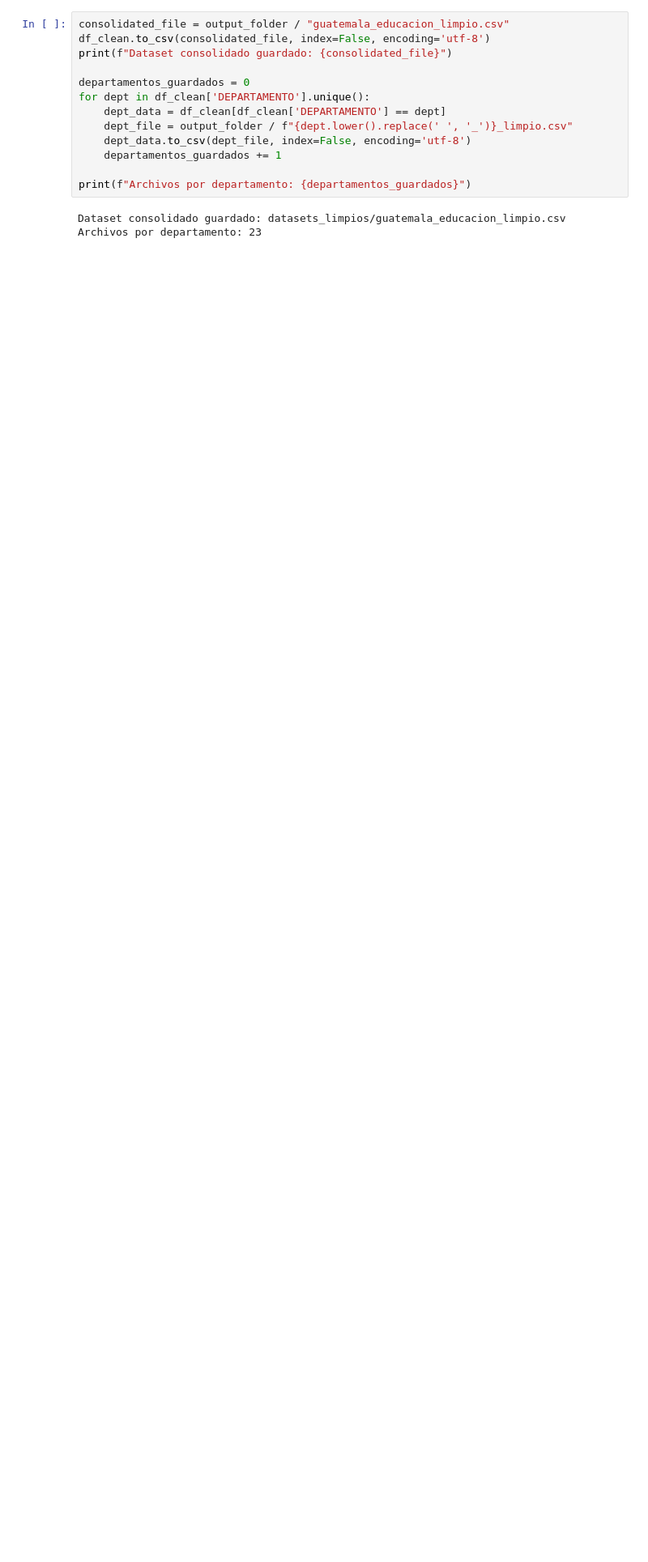
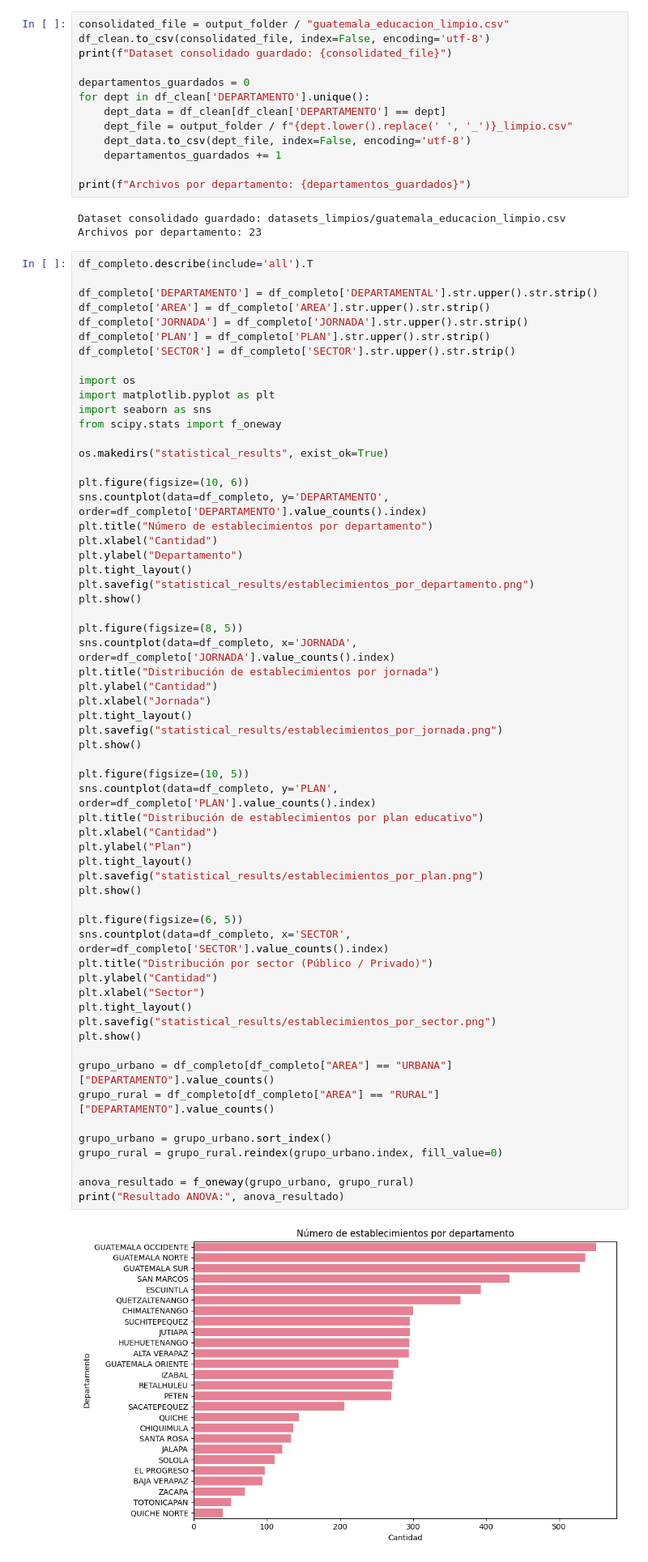
Before and after one commit to nancygmm/Proyecto_1_DS, a Jupyter notebook: analisis.ipynb, the cells around one changed output. Shown at 81% size. Drawn from its saved outputs; the diff is of its cells as text; blank space fills up the shorter version.

```diff
--- a/analisis.ipynb
+++ b/analisis.ipynb
@@ -611,3 +611,65 @@ print(f"Archivos por departamento: {departamentos_guardados}")
 # %% [output]
 Dataset consolidado guardado: datasets_limpios/guatemala_educacion_limpio.csv
 Archivos por departamento: 23
+# %%
+df_completo.describe(include='all').T
+
+df_completo['DEPARTAMENTO'] = df_completo['DEPARTAMENTAL'].str.upper().str.strip()
+df_completo['AREA'] = df_completo['AREA'].str.upper().str.strip()
+df_completo['JORNADA'] = df_completo['JORNADA'].str.upper().str.strip()
+df_completo['PLAN'] = df_completo['PLAN'].str.upper().str.strip()
+df_completo['SECTOR'] = df_completo['SECTOR'].str.upper().str.strip()
+
+import os
+import matplotlib.pyplot as plt
+import seaborn as sns
+from scipy.stats import f_oneway
+
+os.makedirs("statistical_results", exist_ok=True)
+
+plt.figure(figsize=(10, 6))
+sns.countplot(data=df_completo, y='DEPARTAMENTO', order=df_completo['DEPARTAMENTO'].value_counts().index)
+plt.title("Número de establecimientos por departamento")
+plt.xlabel("Cantidad")
+plt.ylabel("Departamento")
+plt.tight_layout()
+plt.savefig("statistical_results/establecimientos_por_departamento.png")
+plt.show()
+
+plt.figure(figsize=(8, 5))
+sns.countplot(data=df_completo, x='JORNADA', order=df_completo['JORNADA'].value_counts().index)
+plt.title("Distribución de establecimientos por jornada")
+plt.ylabel("Cantidad")
+plt.xlabel("Jornada")
+plt.tight_layout()
+plt.savefig("statistical_results/establecimientos_por_jornada.png")
+plt.show()
+
+plt.figure(figsize=(10, 5))
+sns.countplot(data=df_completo, y='PLAN', order=df_completo['PLAN'].value_counts().index)
+plt.title("Distribución de establecimientos por plan educativo")
+plt.xlabel("Cantidad")
+plt.ylabel("Plan")
+plt.tight_layout()
+plt.savefig("statistical_results/establecimientos_por_plan.png")
+plt.show()
+
+plt.figure(figsize=(6, 5))
+sns.countplot(data=df_completo, x='SECTOR', order=df_completo['SECTOR'].value_counts().index)
+plt.title("Distribución por sector (Público / Privado)")
+plt.ylabel("Cantidad")
+plt.xlabel("Sector")
+plt.tight_layout()
+plt.savefig("statistical_results/establecimientos_por_sector.png")
+plt.show()
+
+grupo_urbano = df_completo[df_completo["AREA"] == "URBANA"]["DEPARTAMENTO"].value_counts()
+grupo_rural = df_completo[df_completo["AREA"] == "RURAL"]["DEPARTAMENTO"].value_counts()
+
+grupo_urbano = grupo_urbano.sort_index()
+grupo_rural = grupo_rural.reindex(grupo_urbano.index, fill_value=0)
+
+anova_resultado = f_oneway(grupo_urbano, grupo_rural)
+print("Resultado ANOVA:", anova_resultado)
+# %% [output]
+[figure, added]
```
Also changed, not shown: parts of 2 cells of this notebook, 4 other files.
